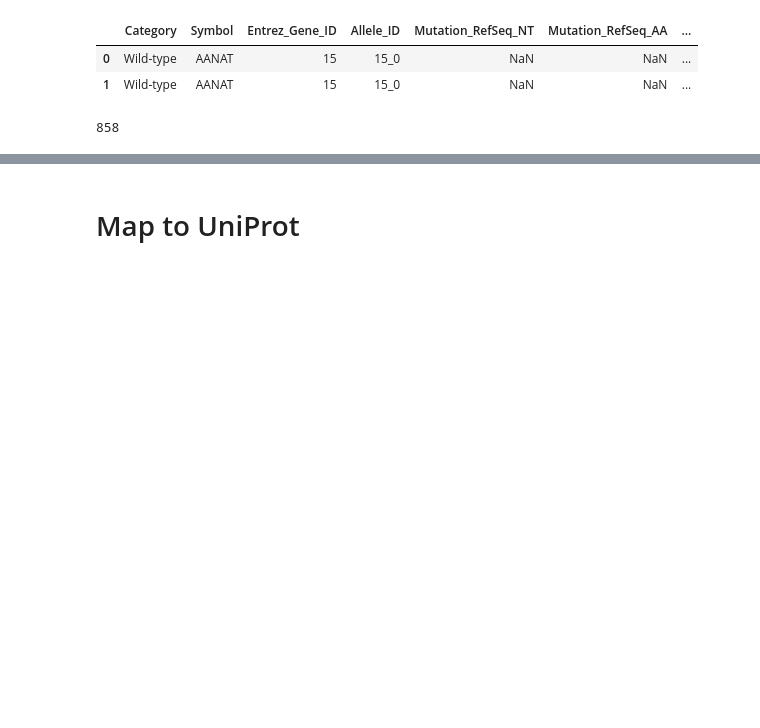
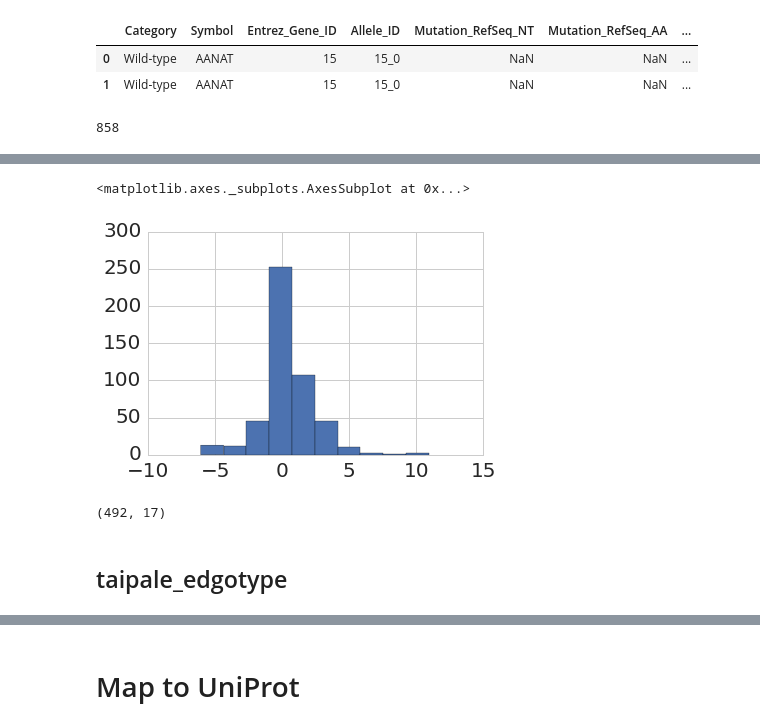
Before and after one commit to datapkg/protein_interaction_energy, a Jupyter notebook: notebooks/taipale.ipynb, the cells around one changed output, grey strips where cells are left out. Drawn from its saved outputs; the diff is of its cells as text; code cells hidden in the pictures; blank space fills up the shorter version.

```diff
--- a/notebooks/taipale.ipynb
+++ b/notebooks/taipale.ipynb
@@ -82,3 +118,6 @@ print(mmc3_table2_df.shape[0])
 | 0 | Wild-type | AANAT | 15 | 15_0 | NaN | NaN | ... |
 | 1 | Wild-type | AANAT | 15 | 15_0 | NaN | NaN | ... |
 858
+# %%
+mmc3_table2_df_wt = mmc3_table2_df[mmc3_table2_df['Category'] == 'Wild-type']
+mmc3_table2_df_mut = mmc3_table2_df[mmc3_table2_df['Category'] != 'Wild-type']
@@ -84,0 +128,8 @@ print(mmc3_table2_df.shape[0])
+# %%
+taipale_gpca = (
+    mmc3_table2_df_mut
+    .merge(
+        mmc3_table2_df_wt
+        [['Symbol', 'Entrez_Gene_ID', 'Interactor_symbol', 'Interactor_Gene_ID', 'GPCA_average_score']],
+        on=['Symbol', 'Entrez_Gene_ID', 'Interactor_symbol', 'Interactor_Gene_ID'])
+)
@@ -85,3 +148,14 @@ print(mmc3_table2_df.shape[0])
+# %%
+taipale_gpca['ddg_exp'].hist()
+# %% [output]
+<matplotlib.axes._subplots.AxesSubplot at 0x...>
+[figure, added]
+# %%
+taipale_gpca.shape
+# %% [output]
+(492, 17)
+# %% [markdown]
+## taipale_edgotype
 # %%
 display(mmc3_table3_df.head(2))
 print(mmc3_table3_df.shape[0])
```
Also changed, not shown: parts of 115 cells of this notebook, 4 other files.
